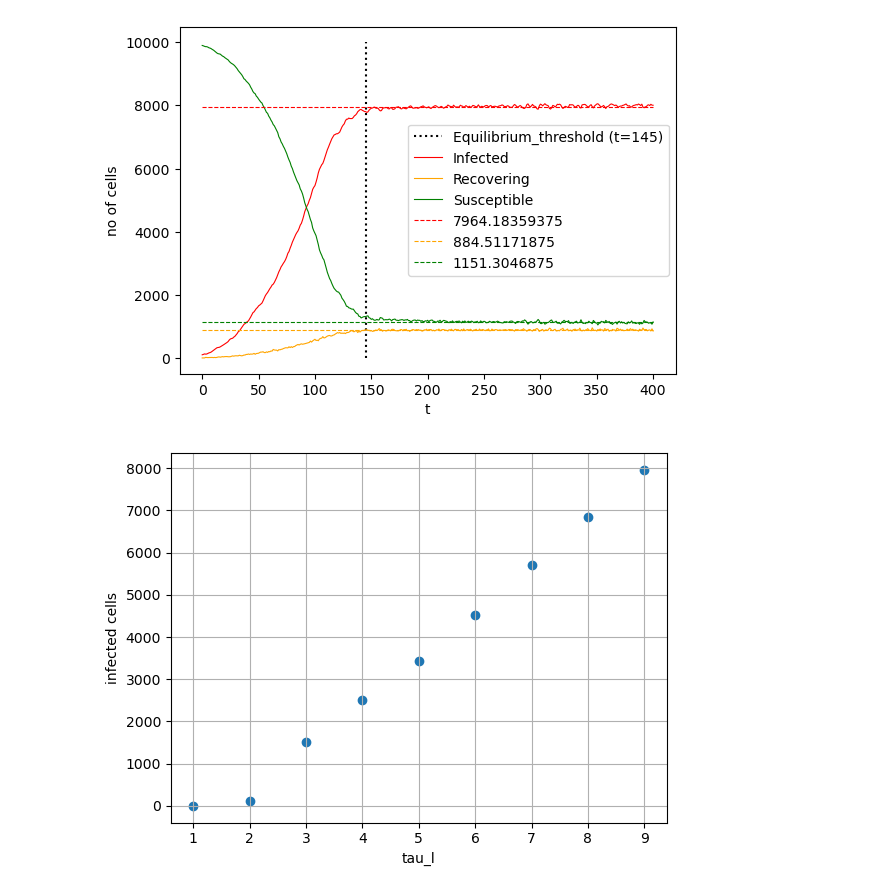
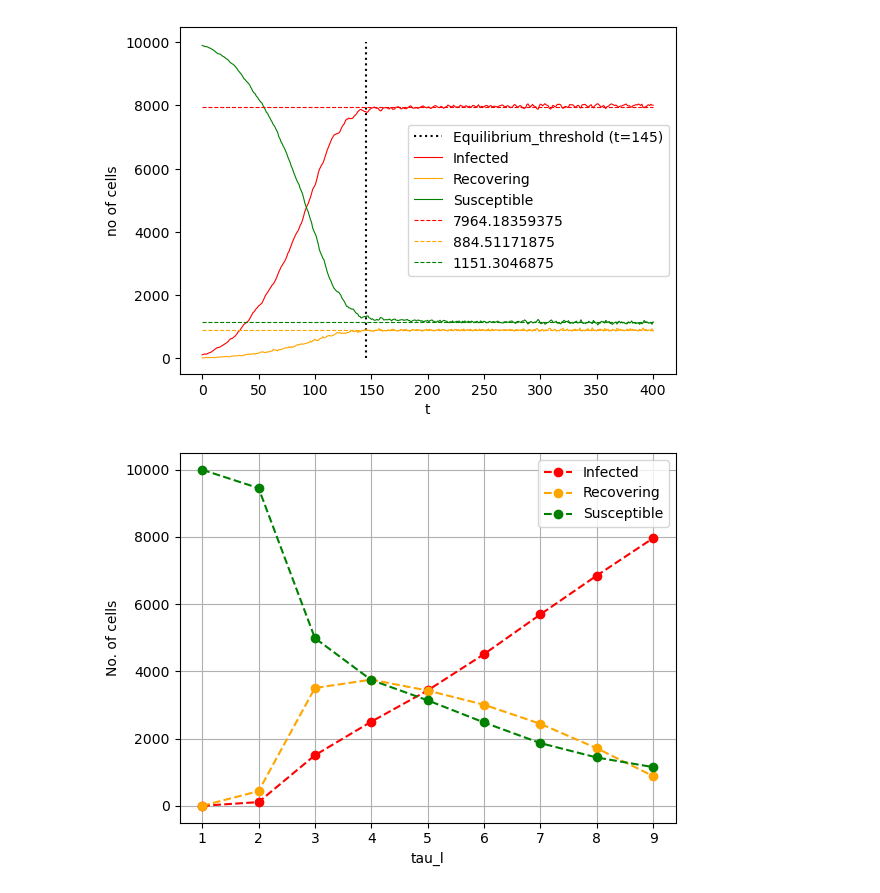
Before and after one commit to sdpmrya/IDC621-Term-paper-1, a Jupyter notebook: Plotting and analysis.ipynb, the cells around one changed output. Cells and saved outputs as stored; diff of their text form; code cells hidden in the pictures.

```diff
--- a/Plotting and analysis.ipynb
+++ b/Plotting and analysis.ipynb
@@ -114,17 +114,22 @@ plt.show()
 # %%
 # Plotting tau_l vs number of infected cells.
 
 tl = np.array([1, 2, 3, 4, 5, 6, 7, 8, 9])
 inf = np.array([0, 109.38, 1504.56, 2503.50, 3432.86, 4512.57, 5695.42, 6850.76, 7964.18])
+rec = np.array([0, 435.32, 3505.63, 3753.52, 3429.31, 3007.88, 2439.50, 1711.91, 884.51])
+sus = np.array([10000, 9455.29, 4989.80, 3742.97, 3137.82, 2479.53, 1865.07, 1437.32, 1151.30])
 
 ax = plt.axes()
-ax.scatter(tl, inf)
+ax.plot(tl, inf, '--o', label="Infected", c="red")
+ax.plot(tl, rec, '--o', label="Recovering", c="orange")
+ax.plot(tl, sus, '--o', label="Susceptible", c="green")
 ax.grid()
 ax.set_xlabel("tau_l")
-ax.set_ylabel("infected cells")
+ax.set_ylabel("No. of cells")
+ax.legend()
 plt.show()
 # %% [output]
-[figure, old version]
+[figure, new version]
 # %%
 # Srujith's plotting animation method
 
```
Also changed, not shown: parts of 1 cell of this notebook, 2 other files.
